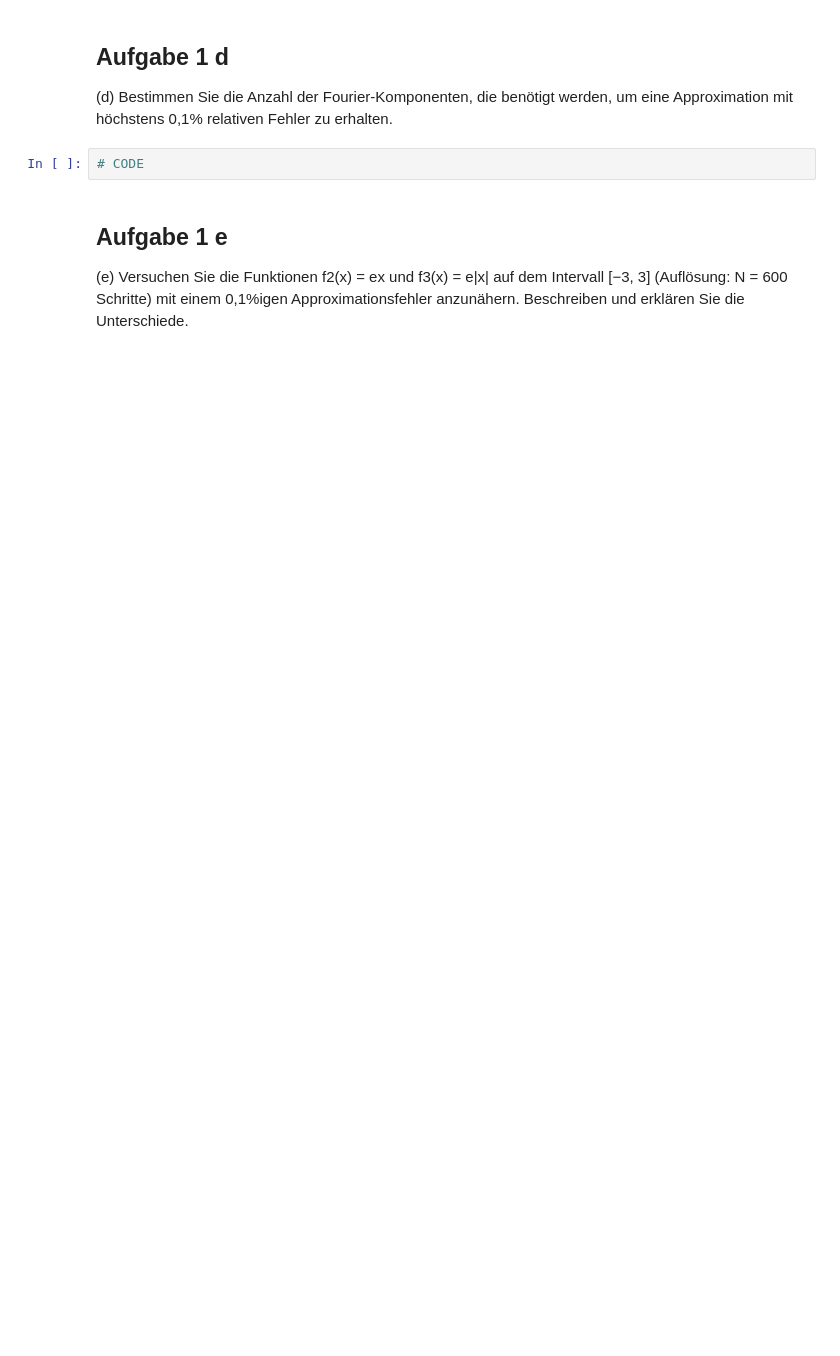
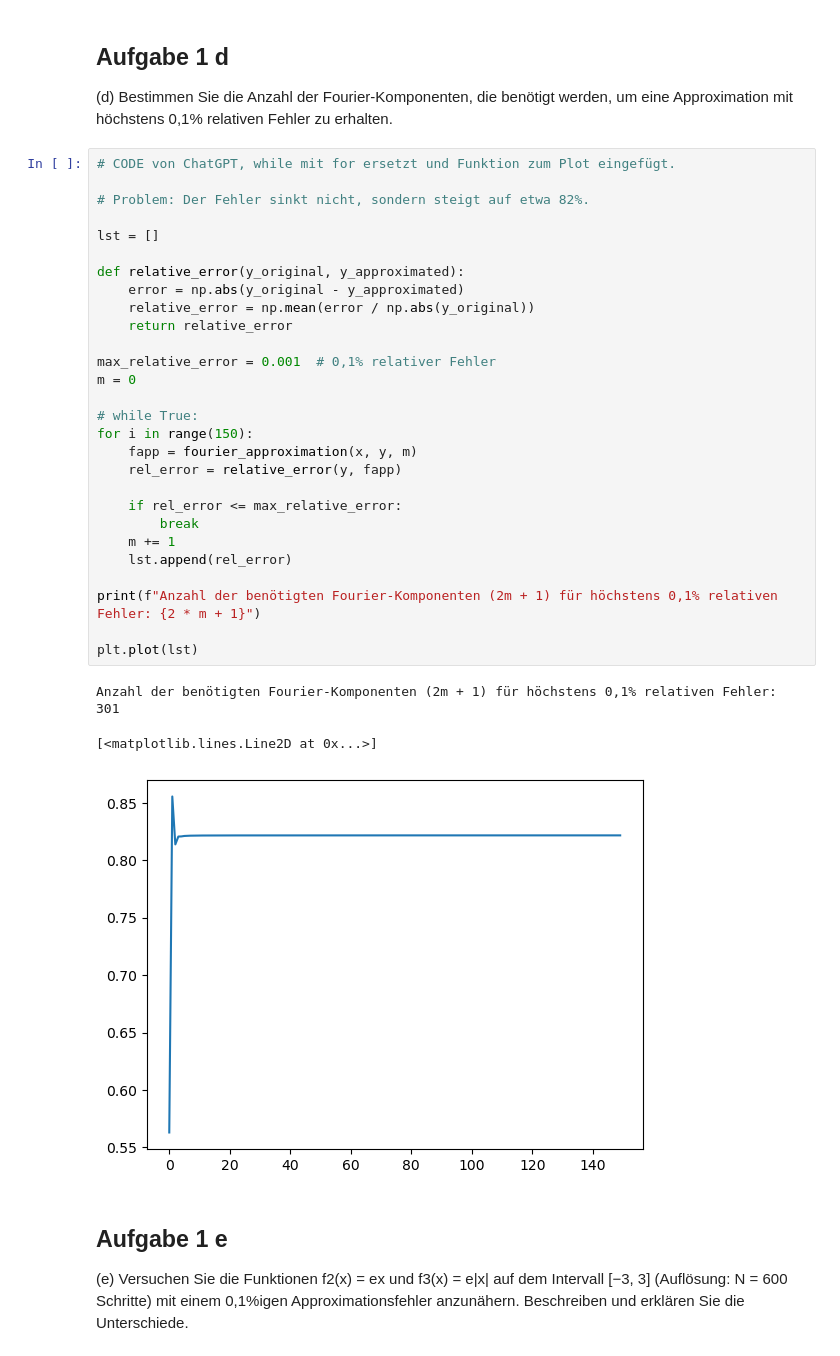
Before and after one commit to 7ben18/fhnw-vta-Vertiefende-Themen-der-Analysis, a Jupyter notebook: minichallenge2/vta-mc2.ipynb, the cells around one changed output. Cells and saved outputs as stored; diff of their text form; blank space fills up the shorter version.

Commit message:
Until most of task 2, some errors remain

```diff
--- a/minichallenge2/vta-mc2.ipynb
+++ b/minichallenge2/vta-mc2.ipynb
@@ -87,8 +112,38 @@ zur Originalfunktion f.
 ## Aufgabe 1 d
 (d) Bestimmen Sie die Anzahl der Fourier-Komponenten, die benötigt werden, um eine Approximation
 mit höchstens 0,1% relativen Fehler zu erhalten.
-# %%
-# CODE
+# %%
+# CODE von ChatGPT, while mit for ersetzt und Funktion zum Plot eingefügt.
+
+# Problem: Der Fehler sinkt nicht, sondern steigt auf etwa 82%.
+
+lst = []
+
+def relative_error(y_original, y_approximated):
+    error = np.abs(y_original - y_approximated)
+    relative_error = np.mean(error / np.abs(y_original))
+    return relative_error
+
+max_relative_error = 0.001  # 0,1% relativer Fehler
+m = 0
+
+# while True:
+for i in range(150):
+    fapp = fourier_approximation(x, y, m)
+    rel_error = relative_error(y, fapp)
+
+    if rel_error <= max_relative_error:
+        break
+    m += 1
+    lst.append(rel_error)
+
+print(f"Anzahl der benötigten Fourier-Komponenten (2m + 1) für höchstens 0,1% relativen Fehler: {2 * m + 1}")
+
+plt.plot(lst)
+# %% [output]
+Anzahl der benötigten Fourier-Komponenten (2m + 1) für höchstens 0,1% relativen Fehler: 301
+[<matplotlib.lines.Line2D at 0x...>]
+[figure, added]
 # %% [markdown]
 ## Aufgabe 1 e
 (e) Versuchen Sie die Funktionen f2(x) = ex und f3(x) = e|x| auf dem Intervall [−3, 3] (Auflösung:
```
Also changed, not shown: parts of 16 cells of this notebook.
